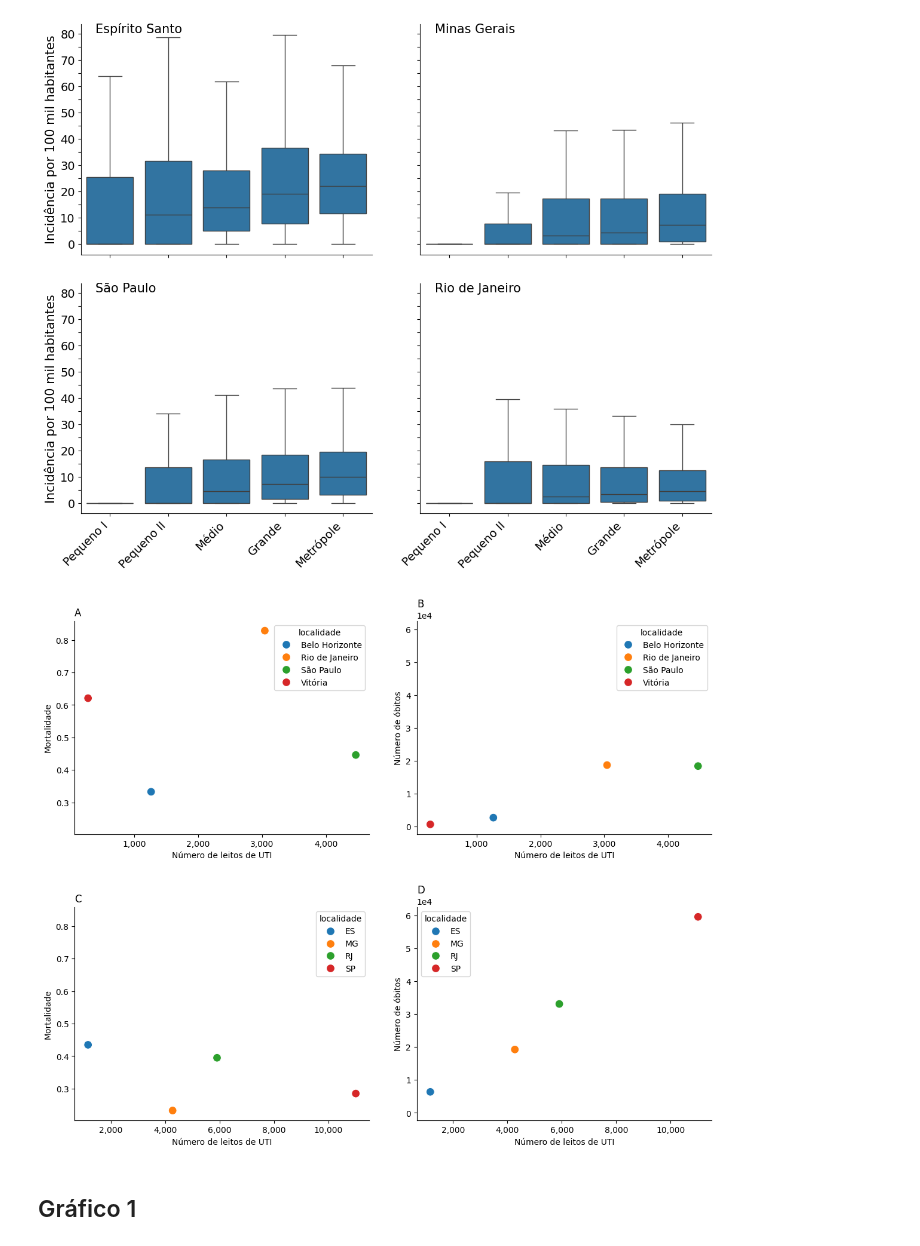
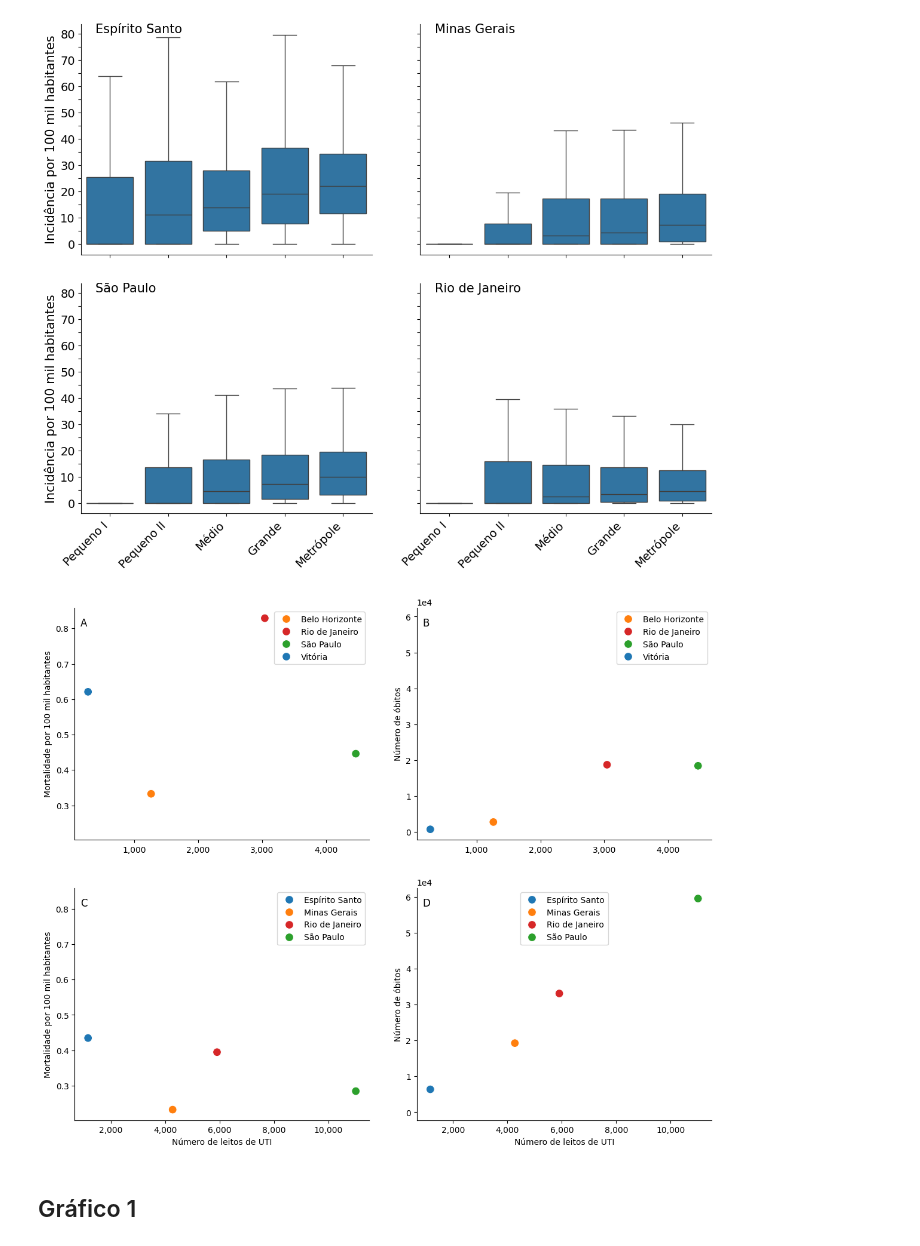
Before and after one commit to carloszan/covid, a Jupyter notebook: analises/7.graficos/graficos.ipynb, the cells around one changed output. Cells and saved outputs as stored; diff of their text form; code cells hidden in the pictures.

```diff
--- a/analises/7.graficos/graficos.ipynb
+++ b/analises/7.graficos/graficos.ipynb
@@ -392,6 +392,22 @@ def dispersao(df_leitos):
     }
     metricas = {'obitos_novos': 'sum', 'mortalidade': 'mean'}
 
+    estado_names = {
+        "ES": "Espírito Santo",
+        "MG": "Minas Gerais",
+        "SP": "São Paulo",
+        "RJ": "Rio de Janeiro"
+    }
+
+    color_palette = {
+      "Espírito Santo": "#1f77b4",
+      "Vitória": "#1f77b4",
+      "Minas Gerais": "#ff7f0e",
+      "Belo Horizonte": "#ff7f0e",
+      "São Paulo": "#2ca02c",
+      "Rio de Janeiro": "#d62728"
+    }
+
     # Preparar os dados
     df_capitais = df[df.municipio.isin(capitais.values())].groupby(
         'municipio').agg(metricas).reset_index().rename(columns={'municipio': 'localidade'})
@@ -401,48 +417,82 @@ def dispersao(df_leitos):
         'estado').agg(metricas).reset_index().rename(columns={'estado': 'localidade'})
     df_plot_estados = df_estados.merge(df_leitos, on='localidade')
 
+    df_plot_estados['localidade'] = df_plot_estados['localidade'].map(estado_names)
+
     # Preparar biblioteca de gráficos
     fig, axs = plt.subplots(2, 2, figsize=(12, 10))
     axs[0, 0].sharey(axs[1, 0])
     axs[0, 1].sharey(axs[1, 1])
 
     xlabel = "Número de leitos de UTI"
 
-    sns.scatterplot(data=df_plot_capitais, hue='localidade', s=100,
+    sns.scatterplot(data=df_plot_capitais,
+                    hue='localidade',
+                    s=100,
                     x='n_leitos_uti_adulto',
-                    y='mortalidade', ax=axs[0, 0]).set_title("A", loc='left')
-    sns.scatterplot(data=df_plot_capitais, hue='localidade', s=100,
+                    y='mortalidade',
+                    ax=axs[0, 0],
+                    palette=color_palette) \
+                    .set_title("A", loc='left', y=0.9, x=0.02)
+    sns.scatterplot(data=df_plot_capitais,
+                    hue='localidade',
+                    s=100,
                     x='n_leitos_uti_adulto',
-                    y='obitos_novos', ax=axs[0, 1]).set_title("B", loc='left')
+                    y='obitos_novos',
+                    ax=axs[0, 1],
+                    palette=color_palette) \
+                    .set_title("B", loc='left', y=0.9, x=0.02)
 
-    sns.scatterplot(data=df_plot_estados, hue='localidade', s=100,
+    sns.scatterplot(data=df_plot_estados,
+                    hue='localidade',
+                    s=100,
                     x='n_leitos_uti_adulto',
-                    y='mortalidade', ax=axs[1, 0]).set_title("C", loc='left')
-    sns.scatterplot(data=df_plot_estados, hue='localidade', s=100,
+                    y='mortalidade',
+                    ax=axs[1, 0],
+                    palette=color_palette) \
+                    .set_title("C", loc='left', y=0.9, x=0.02)
+    sns.scatterplot(data=df_plot_estados,
+                    hue='localidade',
+                    s=100,
                     x='n_leitos_uti_adulto',
-                    y='obitos_novos', ax=axs[1, 1]).set_title("D", loc='left')
+                    y='obitos_novos',
+                    ax=axs[1, 1],
+                    palette=color_palette) \
+                    .set_title("D", loc='left',y=0.9, x=0.02)
 
     # Aplica notação cientifica
     for ax in [axs[0,1], axs[1,1]]:
         ax.ticklabel_format(axis='y', style='sci', scilimits=(0,0))
 
+    # Remove titulo da legenda
+    for ax in [axs[0,0], axs[0,1], axs[1,0], axs[1,1]]:
+      ax.get_legend().set_title(None)
+
+    # Adiciona Y label
     for i in range(2):
         for j in range(2):
             axs[i, j].set_xlabel(xlabel)
             axs[i, j].spines['top'].set_visible(False)
             axs[i, j].spines['right'].set_visible(False)
             if j == 1:
                 ylabel = "Número de óbitos"
             else:
-                ylabel = "Mortalidade"
+                ylabel = "Mortalidade por 100 mil habitantes"
             axs[i, j].set_ylabel(ylabel)
+
+    # Remover X labels do A e B
+    for ax in [axs[0,0], axs[0,1]]:
+      ax.set_xlabel('')
+
+    # Colocar legenda do D no meio
+    axs[1,1].legend(title=None, loc='upper center')
 
     plt.tight_layout(pad=3)
     plt.show()
 
 dispersao(df_leitos)
 # %% [output]
-[figure, old version]
+[figure, new version]
 # %% [markdown]
 ## Gráfico 1
 # %%
```
